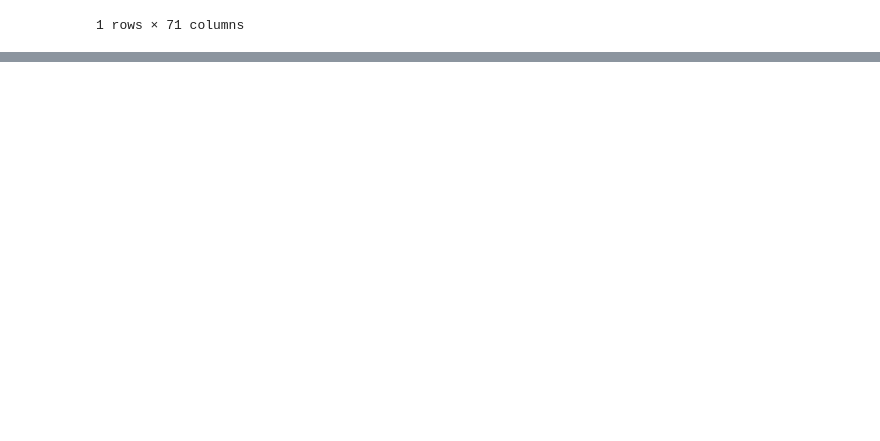
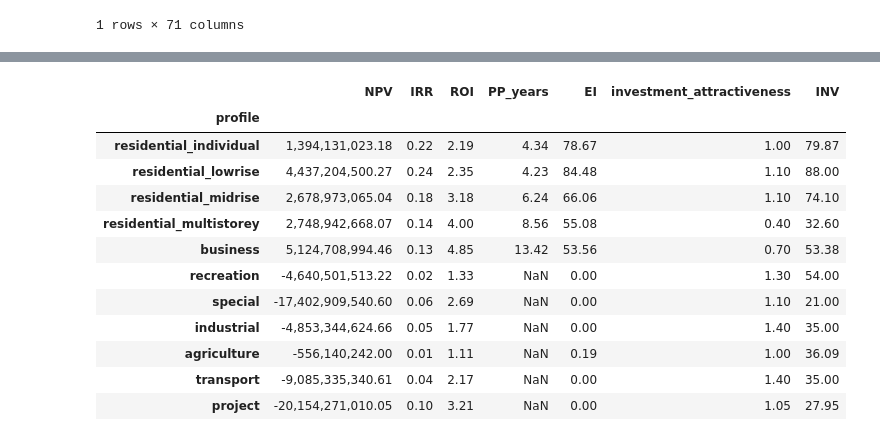
Before and after one commit to Mvin8/Urbanomy, a Jupyter notebook: examples/F3_project.ipynb, the cells around one changed output, grey strips where cells are left out. Saved outputs shown, nothing was run; the diff lists cells and outputs as text; code cells hidden in the pictures; blank space fills up the shorter version.

Commit message:
add InvestmentAttractivenessSynthesizer

```diff
--- a/examples/F3_project.ipynb
+++ b/examples/F3_project.ipynb
@@ -521,6 +810,43 @@ class InvestmentAttractivenessSynthesizer:
             gdf[f"INV_{lu}"] = (w_s * s_norm + w_e * e_norm).round(2)
 
         return gdf
+
+    def enrich_summary(self, summary_df: pd.DataFrame) -> pd.DataFrame:
+        df = summary_df.copy()
+
+        # 1) «Робастное» чтение инвестиционной привлекательности
+        s = pd.to_numeric(
+            df["investment_attractiveness"].astype(str)
+            .str.replace(r"[^0-9\.\-]+", "", regex=True),
+            errors="coerce"
+        )
+        # 2) «Робастное» чтение экономической метрики (EI, NPV, IRR или ROI)
+        e = pd.to_numeric(
+            df[self.metric].astype(str)
+            .str.replace(r"[^0-9\.\-]+", "", regex=True),
+            errors="coerce"
+        )
+
+        # дальше — как раньше:
+        s_min, s_max = s.min(), s.max()
+        e_min, e_max = e.min(), e.max()
+        if self.metric in ("NPV", "ROI"):
+            e_abs = max(abs(e_min), abs(e_max))
+            e_min, e_max = -e_abs, e_abs
+
+        s_norm = 100 * (s - s_min) / (s_max - s_min) if s_max > s_min else 0
+        e_norm = 100 * (e - e_min) / (e_max - e_min) if e_max > e_min else 0
+
+        # собираем векторы весов
+        ws = pd.Series({lu: w_s for lu, (w_s, _) in self.weights.items()})
+        we = pd.Series({lu: w_e for lu, (_, w_e) in self.weights.items()})
+        avg_ws, avg_we = ws.mean(), we.mean()
+        ws.loc["project"] = avg_ws
+        we.loc["project"] = avg_we
+
+        # считаем INV
+        df["INV"] = (ws * s_norm + we * e_norm).round(2)
+        return df
 # %%
 synth = InvestmentAttractivenessSynthesizer(
             weights_dict=None,       # или передайте свой словарь весов
@@ -534,0 +870,17 @@ spatial_gdf[cols_inv]
+# %%
+zones_summary_inv = synth.enrich_summary(zones_summary)
+zones_summary_inv
+# %% [output]
+|  | NPV | IRR | ROI | PP_years | EI | investment_attractiveness | INV |
+| profile |  |  |  |  |  |  |  |
+| residential_individual | 1,394,131,023.18 | 0.22 | 2.19 | 4.34 | 78.67 | 1.00 | 79.87 |
+| residential_lowrise | 4,437,204,500.27 | 0.24 | 2.35 | 4.23 | 84.48 | 1.10 | 88.00 |
+| residential_midrise | 2,678,973,065.04 | 0.18 | 3.18 | 6.24 | 66.06 | 1.10 | 74.10 |
+| residential_multistorey | 2,748,942,668.07 | 0.14 | 4.00 | 8.56 | 55.08 | 0.40 | 32.60 |
+| business | 5,124,708,994.46 | 0.13 | 4.85 | 13.42 | 53.56 | 0.70 | 53.38 |
+| recreation | -4,640,501,513.22 | 0.02 | 1.33 | NaN | 0.00 | 1.30 | 54.00 |
+| special | -17,402,909,540.60 | 0.06 | 2.69 | NaN | 0.00 | 1.10 | 21.00 |
+| industrial | -4,853,344,624.66 | 0.05 | 1.77 | NaN | 0.00 | 1.40 | 35.00 |
+| agriculture | -556,140,242.00 | 0.01 | 1.11 | NaN | 0.19 | 1.00 | 36.09 |
+| transport | -9,085,335,340.61 | 0.04 | 2.17 | NaN | 0.00 | 1.40 | 35.00 |
+| project | -20,154,271,010.05 | 0.10 | 3.21 | NaN | 0.00 | 1.05 | 27.95 |
```
Also changed, not shown: parts of 10 cells of this notebook.
